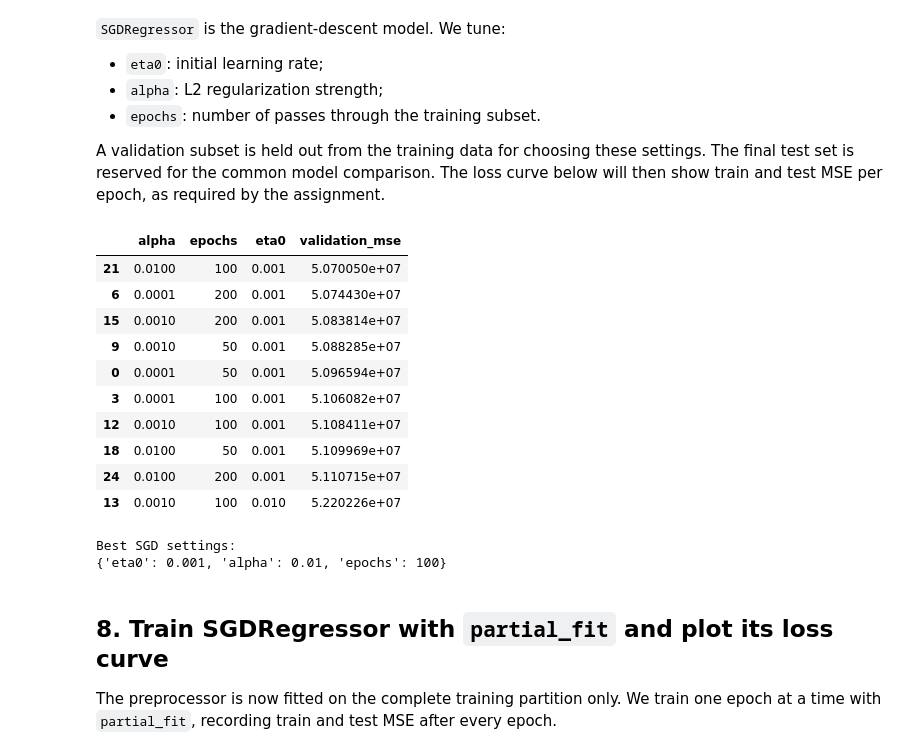
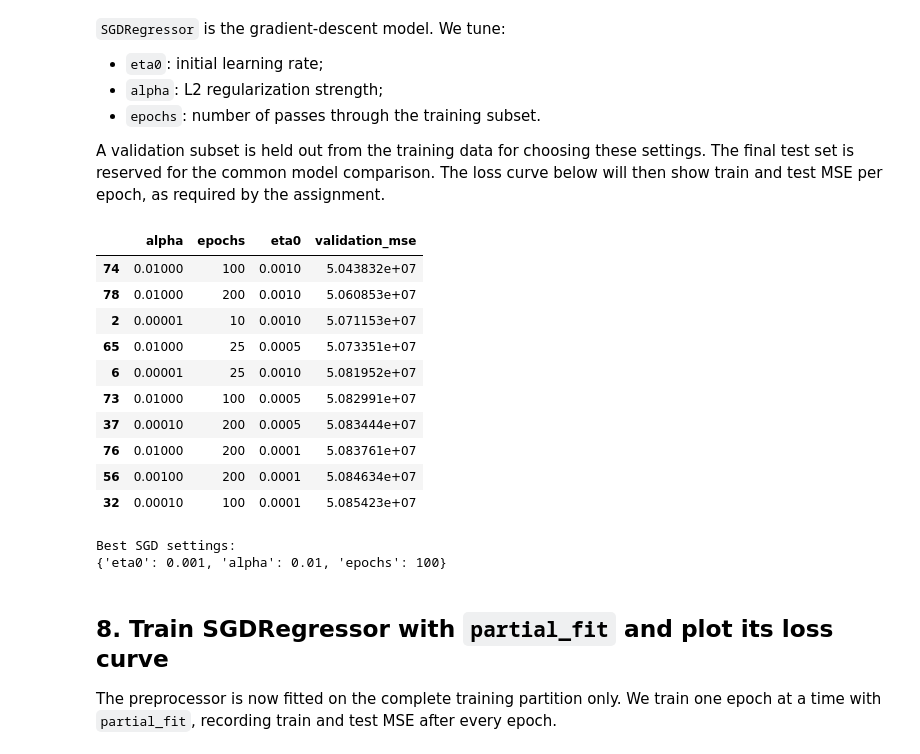
Before and after one commit to M-Kwizera/Summative---Regression-Analysis, a Jupyter notebook: summative/linear_regression/multivariate.ipynb, the cells around one changed output. Drawn from its saved outputs; the diff is of its cells as text; code cells hidden in the pictures.

```diff
--- a/summative/linear_regression/multivariate.ipynb
+++ b/summative/linear_regression/multivariate.ipynb
@@ -340,9 +372,9 @@ X_subtrain_p = tune_preprocessor.fit_transform(X_subtrain)
 X_val_p = tune_preprocessor.transform(X_val)
 
 param_grid = {
-    "eta0": [0.001, 0.01, 0.03],
-    "alpha": [0.0001, 0.001, 0.01],
-    "epochs": [50, 100, 200]
+    "eta0": [0.0001, 0.0005, 0.001, 0.005],
+    "alpha": [0.00001, 0.0001, 0.001, 0.01, 0.1],
+    "epochs": [10, 25, 50, 100, 200]
 }
 
 tuning_results = []
@@ -353,43 +385,43 @@ for params in ParameterGrid(param_grid):
         loss="squared_error",
         penalty="l2",
         alpha=params["alpha"],
         learning_rate="constant",
         eta0=params["eta0"],
         max_iter=1,
         tol=None,
         random_state=42
     )
 
     for epoch in range(params["epochs"]):
         order = rng.permutation(len(y_subtrain))
         candidate.partial_fit(X_subtrain_p[order], y_subtrain.iloc[order])
 
     val_pred = candidate.predict(X_val_p)
     val_mse = mean_squared_error(y_val, val_pred)
     tuning_results.append({**params, "validation_mse": val_mse})
 
 tuning_table = pd.DataFrame(tuning_results).sort_values("validation_mse")
 display(tuning_table.head(10))
 
 best_params = tuning_table.iloc[0].to_dict()
 best_eta0 = float(best_params["eta0"])
 best_alpha = float(best_params["alpha"])
 best_epochs = int(best_params["epochs"])
 
 print("Best SGD settings:")
 print({"eta0": best_eta0, "alpha": best_alpha, "epochs": best_epochs})
 # %% [output]
 |  | alpha | epochs | eta0 | validation_mse |
-| 21 | 0.0100 | 100 | 0.001 | 5.070050e+07 |
-| 6 | 0.0001 | 200 | 0.001 | 5.074430e+07 |
-| 15 | 0.0010 | 200 | 0.001 | 5.083814e+07 |
-| 9 | 0.0010 | 50 | 0.001 | 5.088285e+07 |
-| 0 | 0.0001 | 50 | 0.001 | 5.096594e+07 |
-| 3 | 0.0001 | 100 | 0.001 | 5.106082e+07 |
-| 12 | 0.0010 | 100 | 0.001 | 5.108411e+07 |
-| 18 | 0.0100 | 50 | 0.001 | 5.109969e+07 |
-| 24 | 0.0100 | 200 | 0.001 | 5.110715e+07 |
-| 13 | 0.0010 | 100 | 0.010 | 5.220226e+07 |
+| 74 | 0.01000 | 100 | 0.0010 | 5.043832e+07 |
+| 78 | 0.01000 | 200 | 0.0010 | 5.060853e+07 |
+| 2 | 0.00001 | 10 | 0.0010 | 5.071153e+07 |
+| 65 | 0.01000 | 25 | 0.0005 | 5.073351e+07 |
+| 6 | 0.00001 | 25 | 0.0010 | 5.081952e+07 |
+| 73 | 0.01000 | 100 | 0.0005 | 5.082991e+07 |
+| 37 | 0.00010 | 200 | 0.0005 | 5.083444e+07 |
+| 76 | 0.01000 | 200 | 0.0001 | 5.083761e+07 |
+| 56 | 0.00100 | 200 | 0.0001 | 5.084634e+07 |
+| 32 | 0.00010 | 100 | 0.0001 | 5.085423e+07 |
 Best SGD settings:
 {'eta0': 0.001, 'alpha': 0.01, 'epochs': 100}
 # %% [markdown]
```
Also changed, not shown: parts of 17 cells of this notebook.
